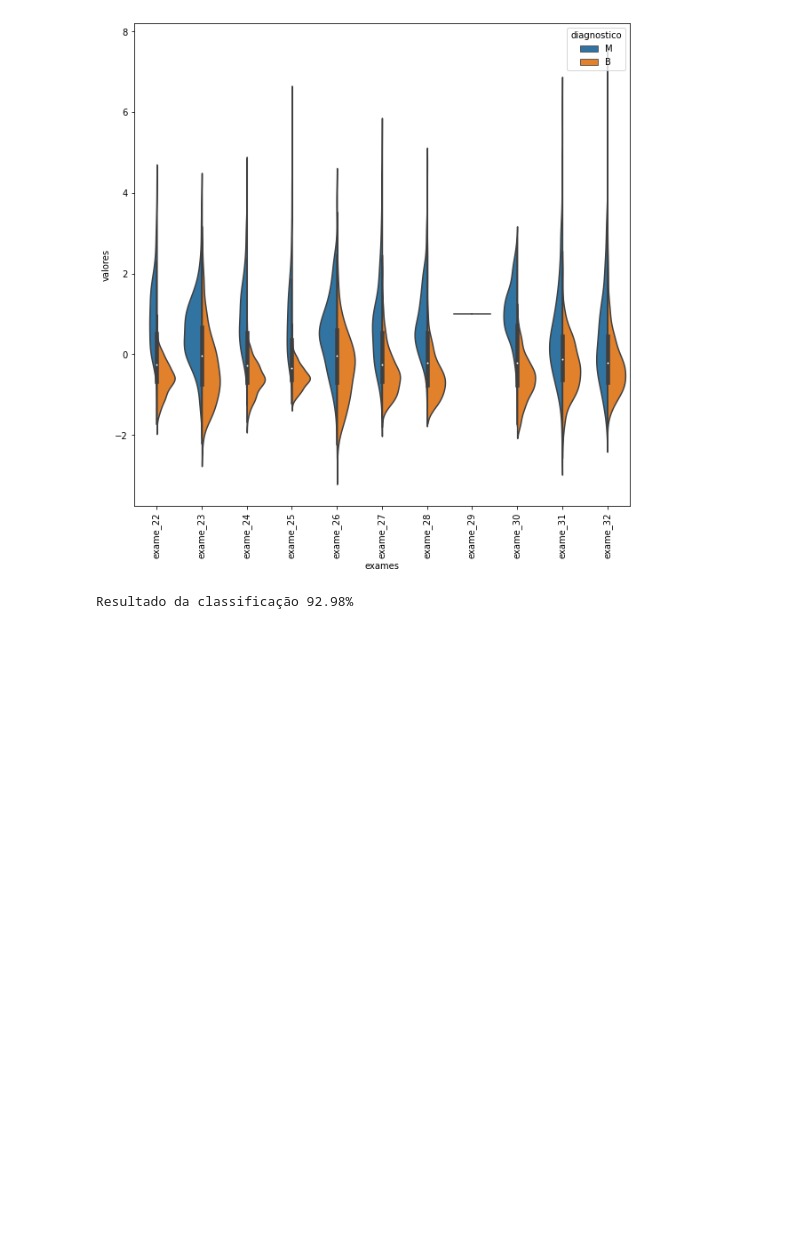
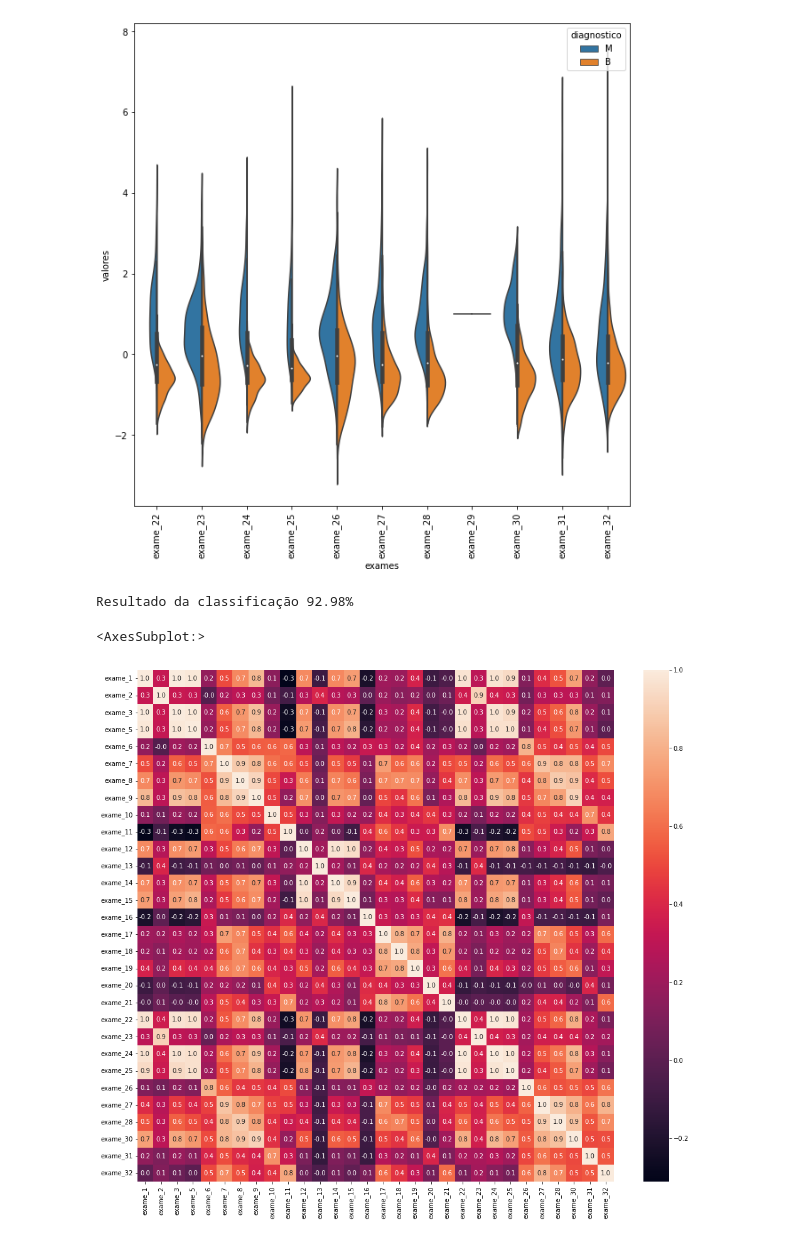
Before and after one commit to kevinpinhoiamin/python-scikit-learn4, a Jupyter notebook: Alura_care.ipynb, the cells around one changed output. Cells and saved outputs as stored; diff of their text form; code cells hidden in the pictures; blank space fills up the shorter version.

```diff
--- a/Alura_care.ipynb
+++ b/Alura_care.ipynb
@@ -208,3 +208,11 @@ def classificar(valores):
 classificar(valores_exames_v3)
 # %% [output]
 Resultado da classificação 92.98%
+# %%
+matriz_correlacao = valores_exames_v3.corr()
+
+plt.figure(figsize=(17, 15))
+sns.heatmap(matriz_correlacao, annot=True, fmt='.1f')
+# %% [output]
+<AxesSubplot:>
+[figure, added]
```
Also changed, not shown: parts of 7 cells of this notebook.
